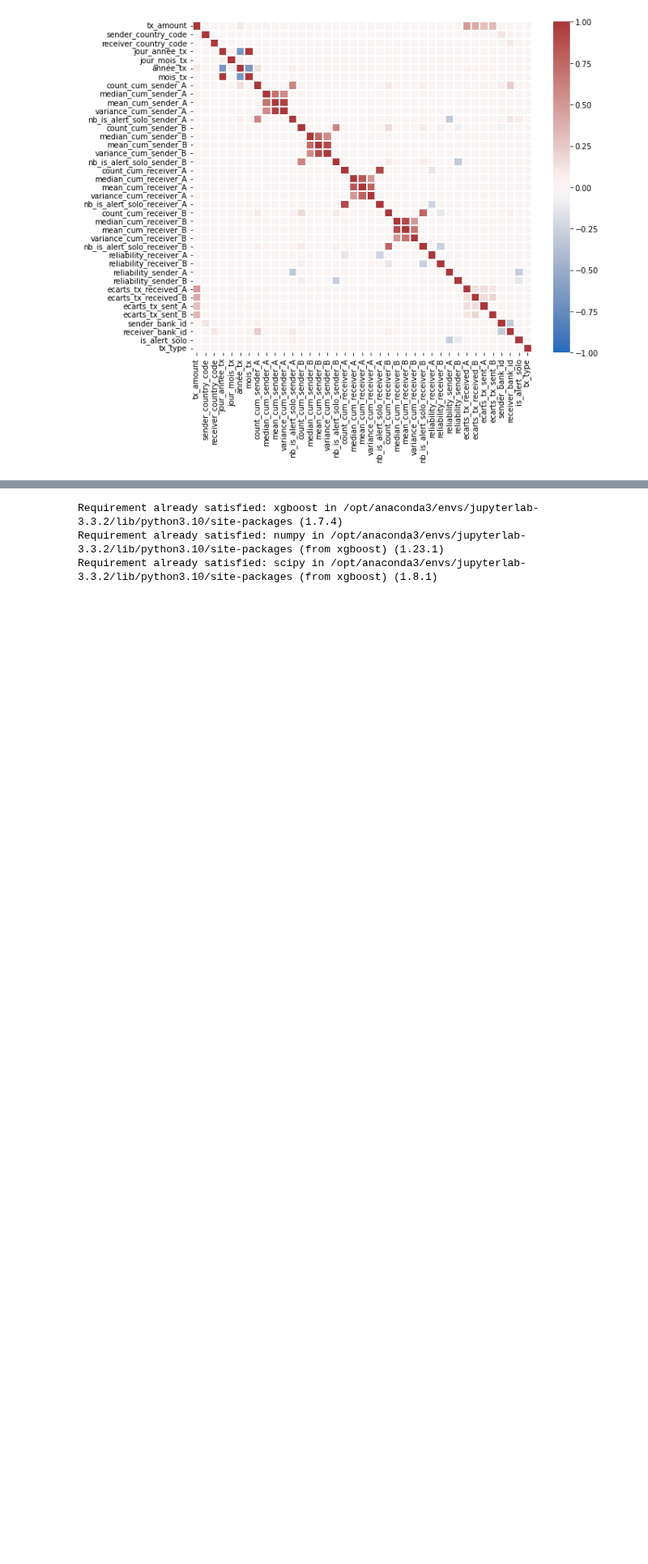
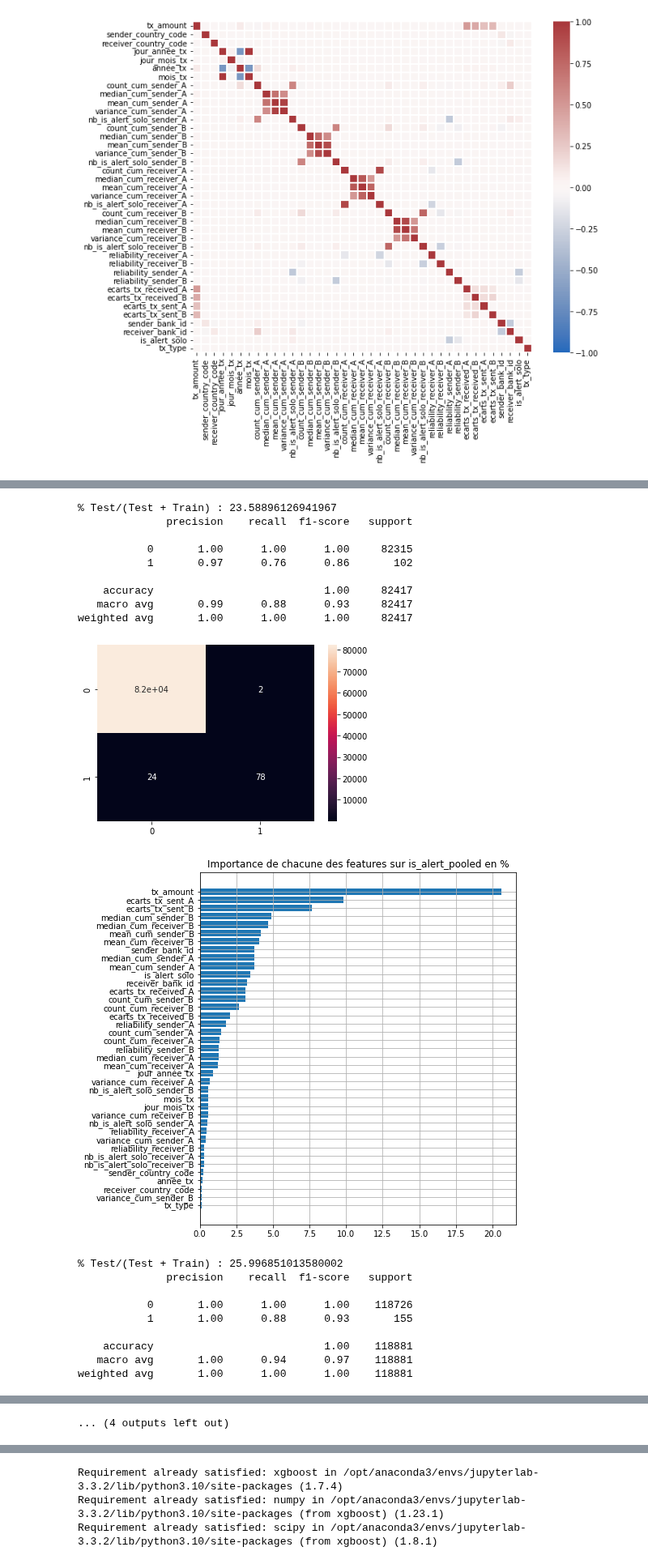
Before and after one commit to CorentinPernot/Statapp, a Jupyter notebook: Notebook/modé.ipynb, the cells around one changed output, grey strips where cells are left out. Shown at 81% size. Drawn from its saved outputs; the diff is of its cells as text; code cells hidden in the pictures; blank space fills up the shorter version.

```diff
--- a/Notebook/modé.ipynb
+++ b/Notebook/modé.ipynb
@@ -400,0 +473,38 @@ plt.show()
+# %%
+T=[datetime.datetime(2019, 2, 16),datetime.datetime(2019, 5, 17),datetime.datetime(2020, 5, 17),datetime.datetime(2020, 8, 16),datetime.datetime(2021, 1, 7)]
+Delta= 100
+
+f1_=[]
+recall_=[]
+precision_=[]
+for j in range(5): #on parcourt les 5 dates différentes
+    i =  evaluation_classifier(df_bis, T[j], Delta, StandardScaler(), RandomForestClassifier(), False) #on choisit avec rééchantillonnage
+    f1_.append(i[1]) #on stocke f1, recall et precision
+    recall_.append(i[0])
+    precision_.append(i[2])
+
+df_score=pd.DataFrame({'Moyennes' : [recall_.mean(), precision_.mean() , f1_.mean()],
+                          'Ecart-Type': [recall_.std(), precision_.std(), f1_.std()] },
+                        index=['Recall', 'Precision','f1'])
+display(df_score)
+# %% [output]
+% Test/(Test + Train) : 23.58896126941967
+              precision    recall  f1-score   support
+
+           0       1.00      1.00      1.00     82315
+           1       0.97      0.76      0.86       102
+
+    accuracy                           1.00     82417
+   macro avg       0.99      0.88      0.93     82417
+weighted avg       1.00      1.00      1.00     82417
+[figure, added]
+[figure, added]
+% Test/(Test + Train) : 25.996851013580002
+              precision    recall  f1-score   support
+
+           0       1.00      1.00      1.00    118726
+           1       1.00      0.88      0.93       155
+
+    accuracy                           1.00    118881
+   macro avg       1.00      0.94      0.97    118881
+weighted avg       1.00      1.00      1.00    118881
@@ -400,0 +535 @@ plt.show()
+... (4 outputs left out)
```
Also changed, not shown: parts of 55 cells of this notebook.
